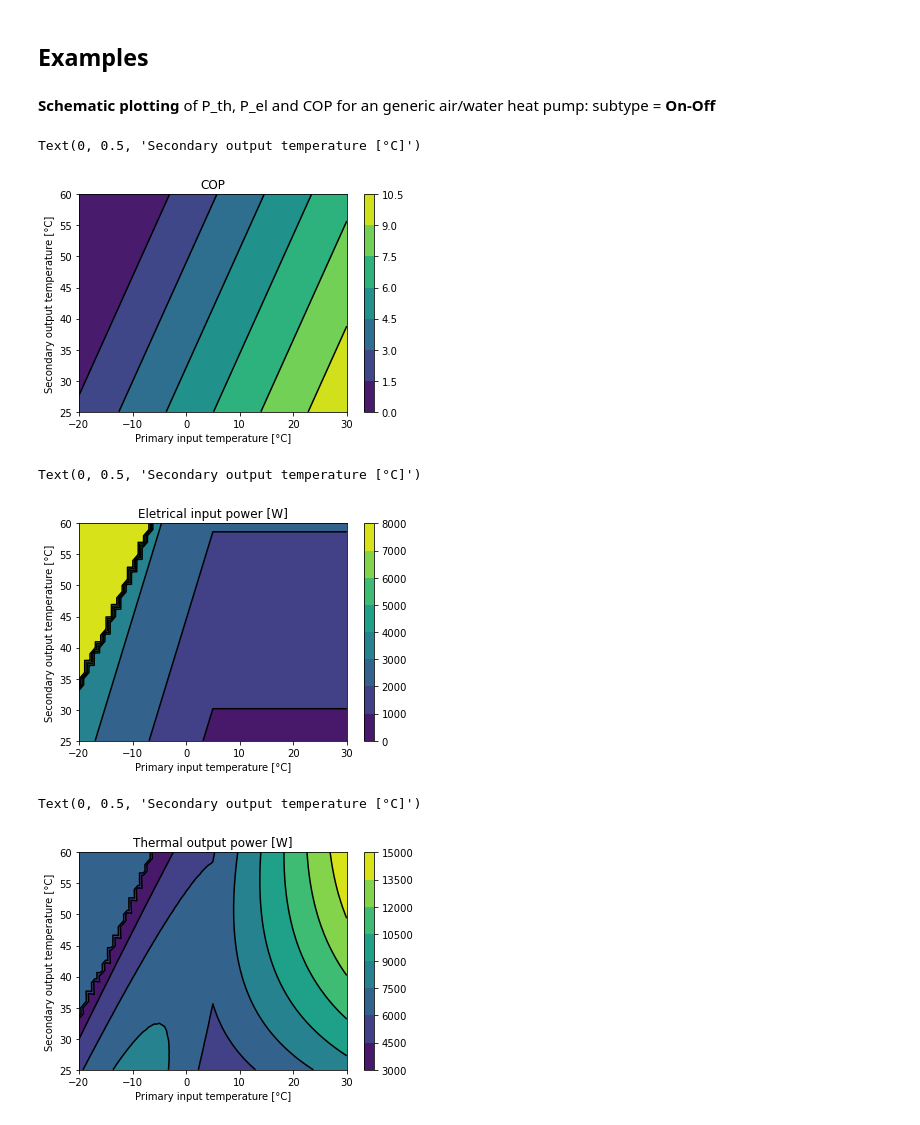
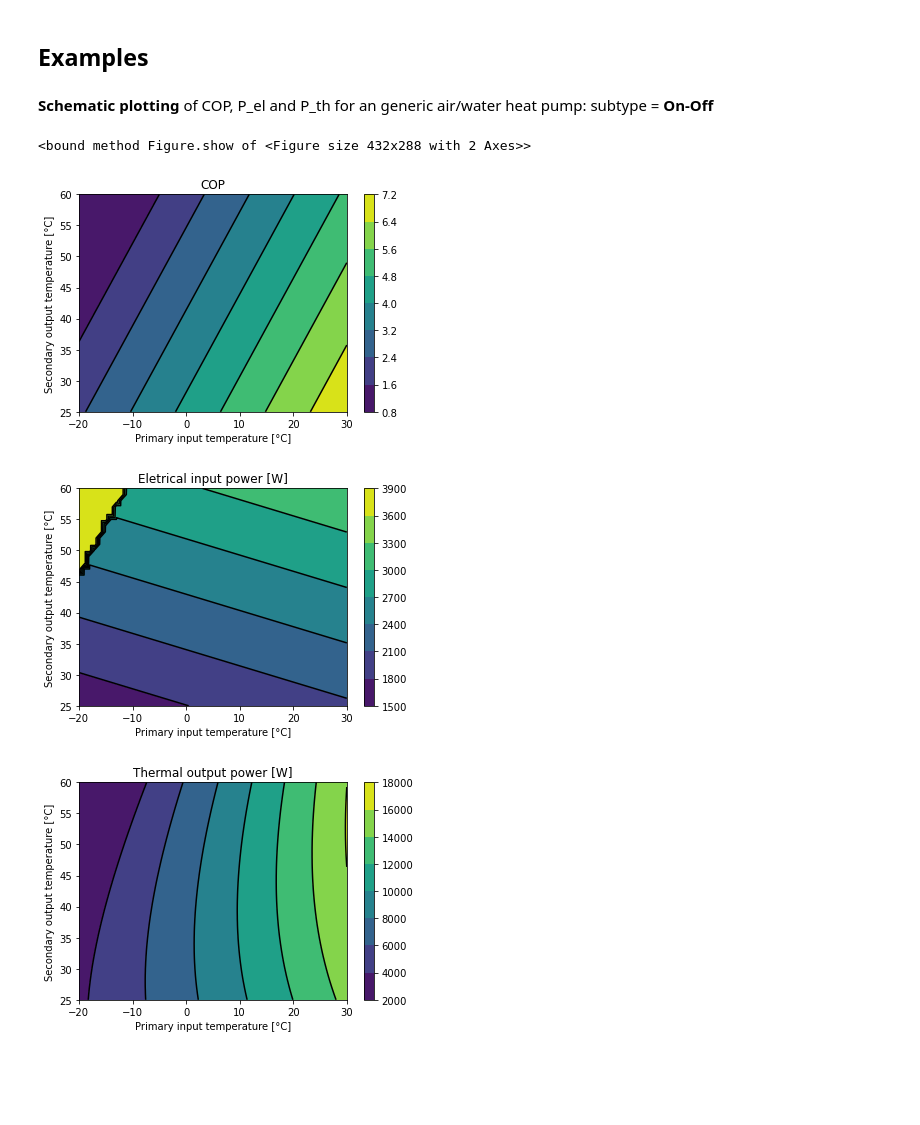
Before and after one commit to FZJ-IEK3-VSA/hplib, a Jupyter notebook: Documentation.ipynb, the cells around one changed output. Saved outputs shown, nothing was run; the diff lists cells and outputs as text; code cells hidden in the pictures; blank space fills up the shorter version.

```diff
--- a/Documentation.ipynb
+++ b/Documentation.ipynb
@@ -113,61 +112,57 @@ While the model by Schwarmberger et. al. uses the 1. method, our validation show
 # %% [markdown]
 ## Examples
 # %% [markdown]
-**Schematic plotting** of P_th, P_el and COP for an generic air/water heat pump: subtype = **On-Off**
+**Schematic plotting** of COP, P_el and P_th for an generic air/water heat pump: subtype = **On-Off**
 # %%
 # Define Temperatures
 T_in_primary = range(-20, 31) # air temperatur
 T_in_secondary = range(20,56) # e.g. temperature from hot water storage
 
 # Load parameters of Generic Air/Water, On-Off
-#parameters = hpl.getParameters('Generic', Group=2, T_in=0, T_out=40, P_th=10000)
-parameters = hpl.getParameters('CHA-10/400V')
+parameters = hpl.getParameters('Generic',Group=4, T_in=-7, T_out=52, P_th = 5000)
 
 # Simulate
 names = ['T_in_primary','P_th', 'P_el', 'COP', 'T_out', 'm_dot']
 data = []
 
 for t1 in T_in_primary:
     for t2 in T_in_secondary:
         P_th, P_el, COP, T_out, m_dot = hpl.simulate(t1, t2, parameters)
         data.append([t1, P_th, P_el, COP, T_out, m_dot])
 
 results = pd.DataFrame(data, columns=names)
 
-# Plot
-#fig, axes = plt.subplots(nrows=2, ncols=1, sharex=True)
-#results.plot(ax=axes[0],x='T_in_primary',y=['COP'],color='black', grid=True)
-#results.plot(ax=axes[1],x='T_in_primary',y=['P_th','P_el'],grid=True)
+# Plot COP
+fig1, ax1 = plt.subplots()
+plot = plt.tricontourf(results['T_in_primary'], results['T_out'], results['COP'])
+ax1.tricontour(results['T_in_primary'], results['T_out'], results['COP'], colors='k')
+fig1.colorbar(plot)
+ax1.set_title('COP')
+ax1.set_xlabel('Primary input temperature [°C]')
+ax1.set_ylabel('Secondary output temperature [°C]')
+fig1.show
+
+# Plot electrical input power
+fig1, ax1 = plt.subplots()
+plot = plt.tricontourf(results['T_in_primary'], results['T_out'], results['P_el'])
+ax1.tricontour(results['T_in_primary'], results['T_out'], results['P_el'], colors='k')
+fig1.colorbar(plot)
+ax1.set_title('Eletrical input power [W]')
+ax1.set_xlabel('Primary input temperature [°C]')
+ax1.set_ylabel('Secondary output temperature [°C]')
+fig1.show
+
+# Plot thermal output power
+fig1, ax1 = plt.subplots()
+plot = plt.tricontourf(results['T_in_primary'], results['T_out'], results['P_th'])
+ax1.tricontour(results['T_in_primary'], results['T_out'], results['P_th'], colors='k')
+fig1.colorbar(plot)
+ax1.set_title('Thermal output power [W]')
+ax1.set_xlabel('Primary input temperature [°C]')
+ax1.set_ylabel('Secondary output temperature [°C]')
+fig1.show
+# %% [output]
+<bound method Figure.show of <Figure size 432x288 with 2 Axes>>
+[figure, added]
+[figure, added]
+[figure, added]
-# %%
-fig1, ax1 = plt.subplots()
-plot = plt.tricontourf(results['T_in_primary'], results['T_out'], results['COP'])
-ax1.tricontour(results['T_in_primary'], results['T_out'], results['COP'], colors='k')
-fig1.colorbar(plot)
-ax1.set_title('COP')
-ax1.set_xlabel('Primary input temperature [°C]')
-ax1.set_ylabel('Secondary output temperature [°C]')
-# %% [output]
-Text(0, 0.5, 'Secondary output temperature [°C]')
-[figure, removed]
-# %%
-fig1, ax1 = plt.subplots()
-plot = plt.tricontourf(results['T_in_primary'], results['T_out'], results['P_el'])
-ax1.tricontour(results['T_in_primary'], results['T_out'], results['P_el'], colors='k')
-fig1.colorbar(plot)
-ax1.set_title('Eletrical input power [W]')
-ax1.set_xlabel('Primary input temperature [°C]')
-ax1.set_ylabel('Secondary output temperature [°C]')
-# %% [output]
-Text(0, 0.5, 'Secondary output temperature [°C]')
-[figure, removed]
-# %%
-fig1, ax1 = plt.subplots()
-plot = plt.tricontourf(results['T_in_primary'], results['T_out'], results['P_th'])
-ax1.tricontour(results['T_in_primary'], results['T_out'], results['P_th'], colors='k')
-fig1.colorbar(plot)
-ax1.set_title('Thermal output power [W]')
-ax1.set_xlabel('Primary input temperature [°C]')
-ax1.set_ylabel('Secondary output temperature [°C]')
-# %% [output]
-Text(0, 0.5, 'Secondary output temperature [°C]')
-[figure, removed]
```
Also changed, not shown: parts of 6 cells of this notebook.
